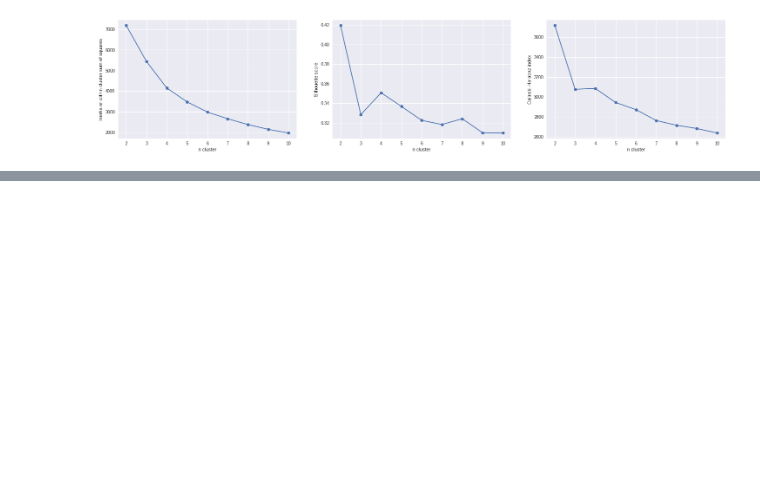
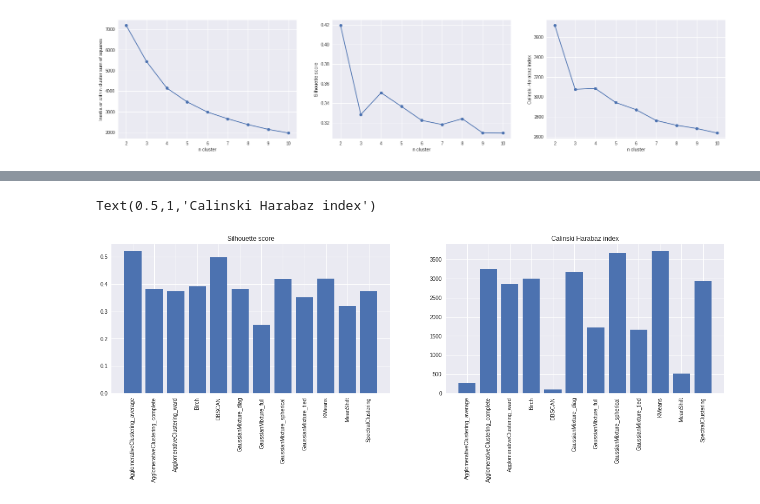
Before and after one commit to aunz/ds, a Jupyter notebook: Customer_segmentation.ipynb, the cells around one changed output, grey strips where cells are left out. Drawn from its saved outputs; the diff is of its cells as text; code cells hidden in the pictures; blank space fills up the shorter version.

```diff
--- a/Customer_segmentation.ipynb
+++ b/Customer_segmentation.ipynb
@@ -435,0 +491,15 @@ axs[2].set_xlabel('n cluster');
+# %%
+plt.figure(figsize=(20, 5))
+
+plt.subplot(1, 2, 1)
+plt.bar(algos.keys(), [metrics.silhouette_score(data3[cols], clf.labels_) for clf in algos.values()])
+plt.xticks(rotation='vertical')
+plt.title('Silhouette score')
+
+plt.subplot(1, 2, 2)
+plt.bar(algos.keys(), [metrics.calinski_harabaz_score(data3[cols], clf.labels_) for clf in algos.values()])
+plt.xticks(rotation='vertical')
+plt.title('Calinski Harabaz index');
+# %% [output]
+Text(0.5,1,'Calinski Harabaz index')
+[figure, added]
```
Also changed, not shown: parts of 7 cells of this notebook.
